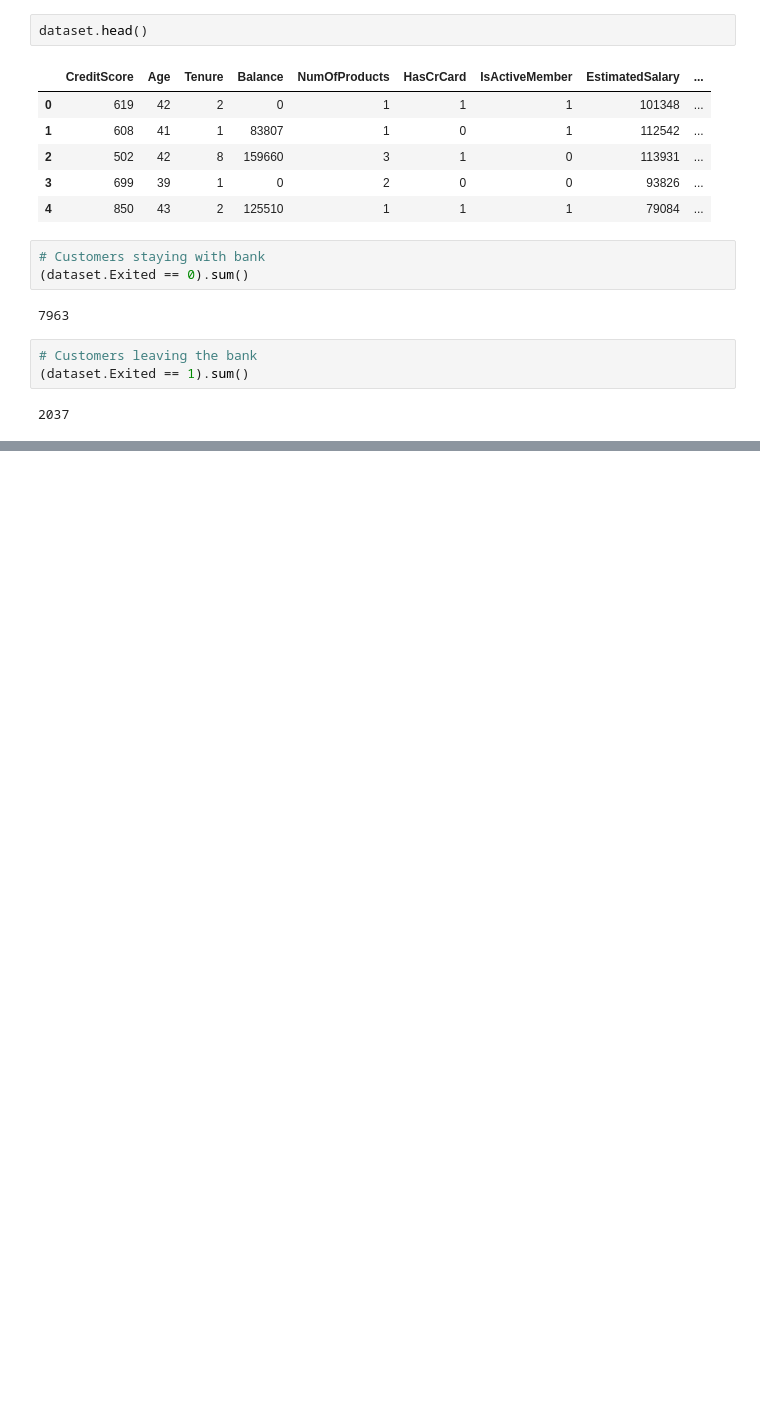
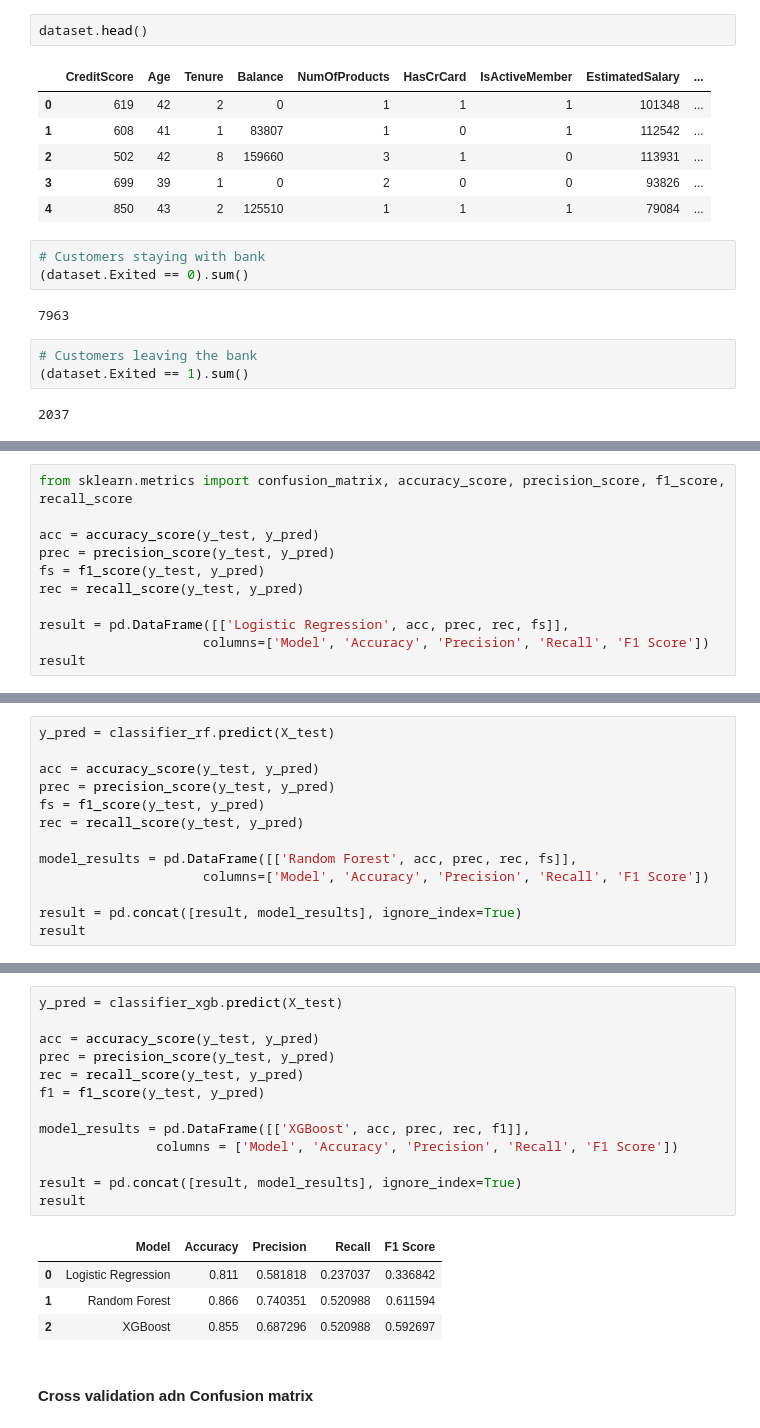
Before and after one commit to MohammedFarzin/Customer-churn-rate-prediction, a Jupyter notebook: Customer churn rate prediction.ipynb, the cells around one changed output, grey strips where cells are left out. Drawn from its saved outputs; the diff is of its cells as text; blank space fills up the shorter version.

```diff
--- a/Customer churn rate prediction.ipynb
+++ b/Customer churn rate prediction.ipynb
@@ -174,0 +187,11 @@ y
+# %%
+from sklearn.metrics import confusion_matrix, accuracy_score, precision_score, f1_score, recall_score
+
+acc = accuracy_score(y_test, y_pred)
+prec = precision_score(y_test, y_pred)
+fs = f1_score(y_test, y_pred)
+rec = recall_score(y_test, y_pred)
+
+result = pd.DataFrame([['Logistic Regression', acc, prec, rec, fs]],
+                     columns=['Model', 'Accuracy', 'Precision', 'Recall', 'F1 Score'])
+result
@@ -174,0 +215,13 @@ y
+# %%
+y_pred = classifier_rf.predict(X_test)
+
+acc = accuracy_score(y_test, y_pred)
+prec = precision_score(y_test, y_pred)
+fs = f1_score(y_test, y_pred)
+rec = recall_score(y_test, y_pred)
+
+model_results = pd.DataFrame([['Random Forest', acc, prec, rec, fs]],
+                     columns=['Model', 'Accuracy', 'Precision', 'Recall', 'F1 Score'])
+
+result = pd.concat([result, model_results], ignore_index=True)
+result
@@ -174,0 +267,20 @@ y
+# %%
+y_pred = classifier_xgb.predict(X_test)
+
+acc = accuracy_score(y_test, y_pred)
+prec = precision_score(y_test, y_pred)
+rec = recall_score(y_test, y_pred)
+f1 = f1_score(y_test, y_pred)
+
+model_results = pd.DataFrame([['XGBoost', acc, prec, rec, f1]],
+               columns = ['Model', 'Accuracy', 'Precision', 'Recall', 'F1 Score'])
+
+result = pd.concat([result, model_results], ignore_index=True)
+result
+# %% [output]
+|  | Model | Accuracy | Precision | Recall | F1 Score |
+| 0 | Logistic Regression | 0.811 | 0.581818 | 0.237037 | 0.336842 |
+| 1 | Random Forest | 0.866 | 0.740351 | 0.520988 | 0.611594 |
+| 2 | XGBoost | 0.855 | 0.687296 | 0.520988 | 0.592697 |
+# %% [markdown]
+#### Cross validation adn Confusion matrix
```
Also changed, not shown: parts of 48 cells of this notebook.
